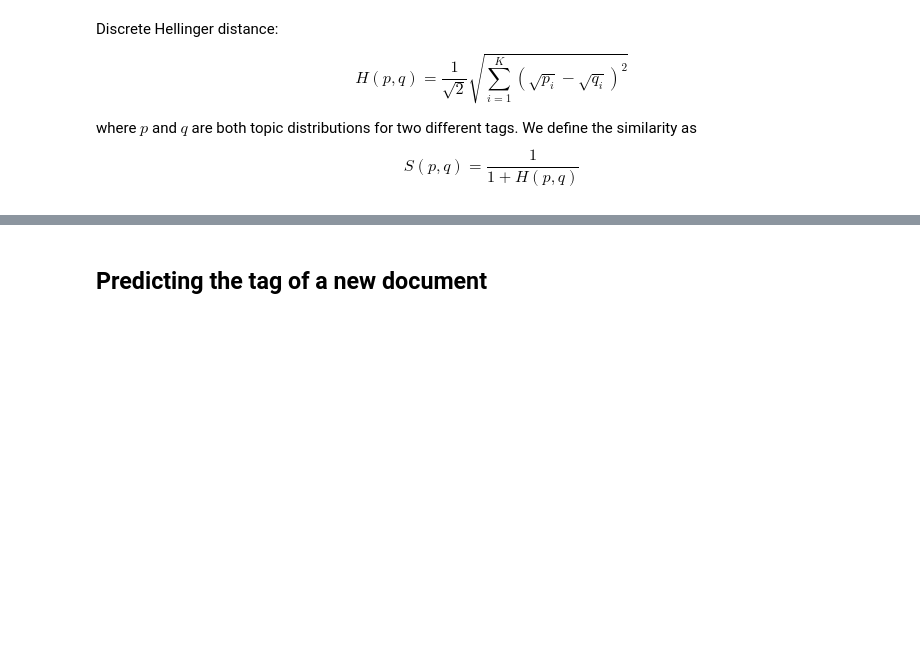
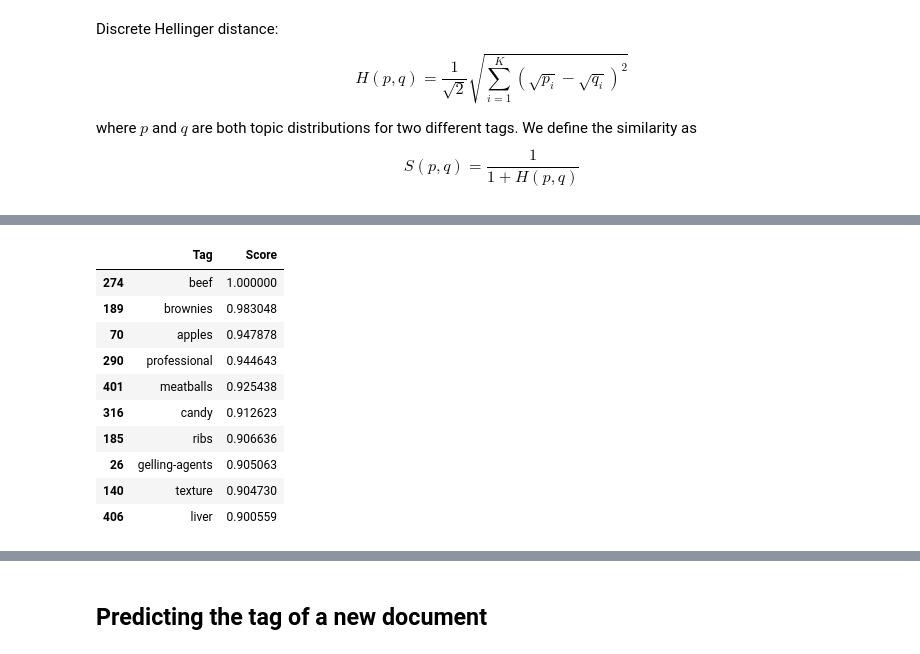
Before and after one commit to piskvorky/gensim, a Jupyter notebook: docs/notebooks/at_stackexchange.ipynb, the cells around one changed output, grey strips where cells are left out. Saved outputs shown, nothing was run; the diff lists cells and outputs as text; code cells hidden in the pictures; blank space fills up the shorter version.

```diff
--- a/docs/notebooks/at_stackexchange.ipynb
+++ b/docs/notebooks/at_stackexchange.ipynb
@@ -390,3 +470,22 @@ id2tag = dict(zip(range(len(train_tag_set)), list(train_tag_set)))
+# %%
+sims = get_sims(model.get_author_topics('beef', minimum_probability=0.0), tag_vecs)
+
+# Print the most similar tags.
+sims = [(id2tag[elem[0]], elem[1]) for elem in enumerate(sims) if not id2tag[elem[0]][:7] == 'POST_ID']
+sims_df = pd.DataFrame(sims, columns=['Tag', 'Score'])
+sims_df.sort_values('Score', ascending=False)[:10]
+# %% [output]
+|  | Tag | Score |
+| 274 | beef | 1.000000 |
+| 189 | brownies | 0.983048 |
+| 70 | apples | 0.947878 |
+| 290 | professional | 0.944643 |
+| 401 | meatballs | 0.925438 |
+| 316 | candy | 0.912623 |
+| 185 | ribs | 0.906636 |
+| 26 | gelling-agents | 0.905063 |
+| 140 | texture | 0.904730 |
+| 406 | liver | 0.900559 |
 # %%
 sims = get_sims(model.get_author_topics('baking', minimum_probability=0.0), tag_vecs)
 
```
Also changed, not shown: parts of 38 cells of this notebook, 2 other files.
